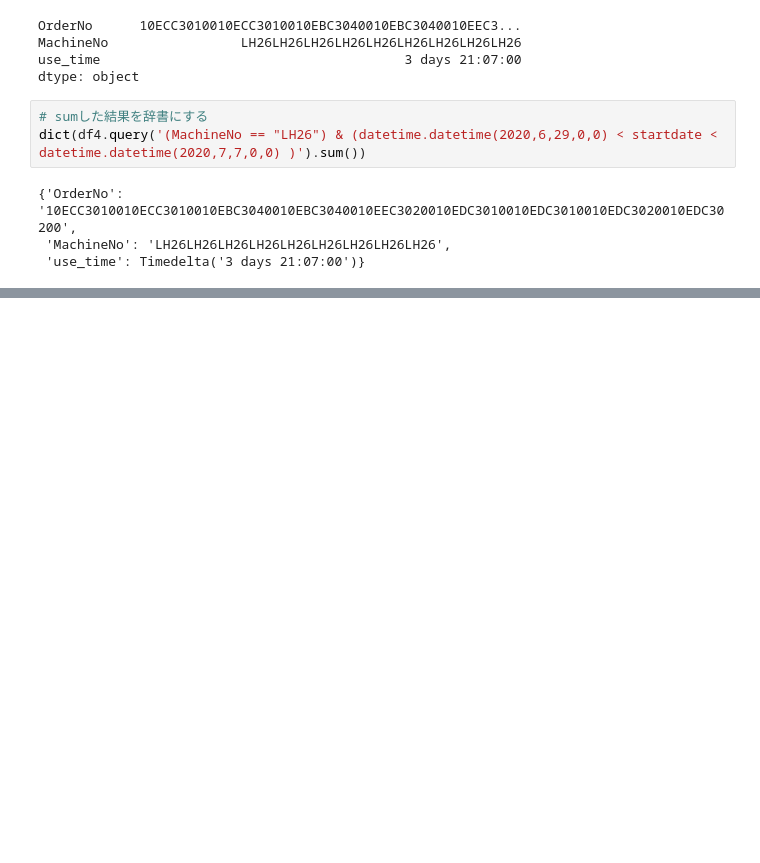
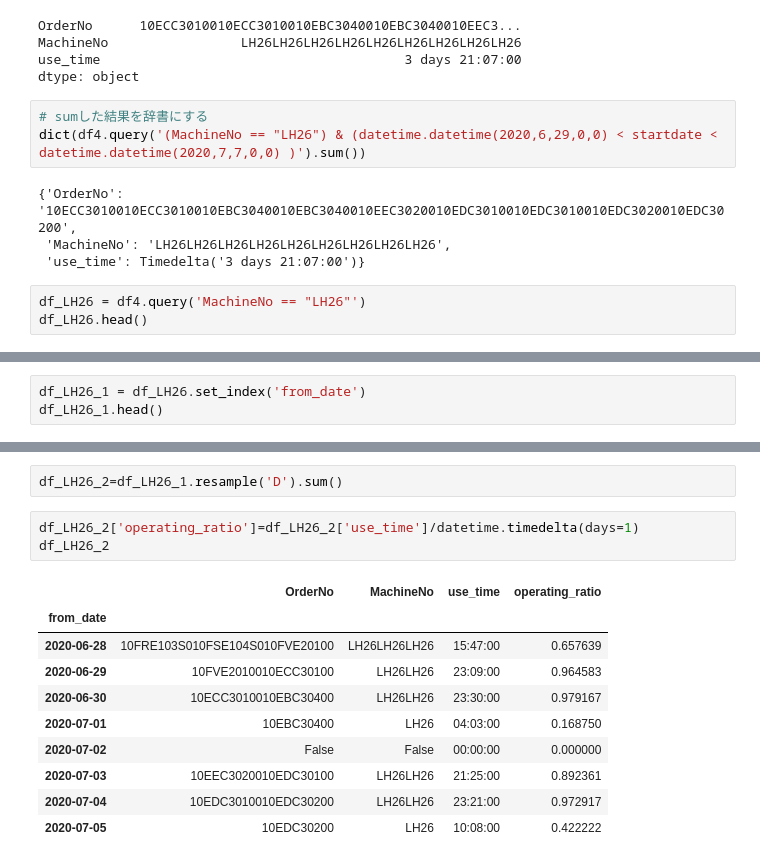
Before and after one commit to sekoatlightson/django_sqlalchemy, a Jupyter notebook: pandas_sampl/operating_rate.ipynb, the cells around one changed output, grey strips where cells are left out. Cells and saved outputs as stored; diff of their text form; blank space fills up the shorter version.

```diff
--- a/pandas_sampl/operating_rate.ipynb
+++ b/pandas_sampl/operating_rate.ipynb
@@ -286,3 +285,6 @@ dict(df4.query('(MachineNo == "LH26") & (datetime.datetime(2020,6,29,0,0) < star
 {'OrderNo': '10ECC3010010ECC3010010EBC3040010EBC3040010EEC3020010EDC3010010EDC3010010EDC3020010EDC30200',
  'MachineNo': 'LH26LH26LH26LH26LH26LH26LH26LH26LH26',
  'use_time': Timedelta('3 days 21:07:00')}
+# %%
+df_LH26 = df4.query('MachineNo == "LH26"')
+df_LH26.head()
@@ -288,0 +298,3 @@ dict(df4.query('(MachineNo == "LH26") & (datetime.datetime(2020,6,29,0,0) < star
+# %%
+df_LH26_1 = df_LH26.set_index('from_date')
+df_LH26_1.head()
@@ -288,0 +309,16 @@ dict(df4.query('(MachineNo == "LH26") & (datetime.datetime(2020,6,29,0,0) < star
+# %%
+df_LH26_2=df_LH26_1.resample('D').sum()
+# %%
+df_LH26_2['operating_ratio']=df_LH26_2['use_time']/datetime.timedelta(days=1)
+df_LH26_2
+# %% [output]
+|  | OrderNo | MachineNo | use_time | operating_ratio |
+| from_date |  |  |  |  |
+| 2020-06-28 | 10FRE103S010FSE104S010FVE20100 | LH26LH26LH26 | 15:47:00 | 0.657639 |
+| 2020-06-29 | 10FVE2010010ECC30100 | LH26LH26 | 23:09:00 | 0.964583 |
+| 2020-06-30 | 10ECC3010010EBC30400 | LH26LH26 | 23:30:00 | 0.979167 |
+| 2020-07-01 | 10EBC30400 | LH26 | 04:03:00 | 0.168750 |
+| 2020-07-02 | False | False | 00:00:00 | 0.000000 |
+| 2020-07-03 | 10EEC3020010EDC30100 | LH26LH26 | 21:25:00 | 0.892361 |
+| 2020-07-04 | 10EDC3010010EDC30200 | LH26LH26 | 23:21:00 | 0.972917 |
+| 2020-07-05 | 10EDC30200 | LH26 | 10:08:00 | 0.422222 |
```
Also changed, not shown: parts of 10 cells of this notebook.
